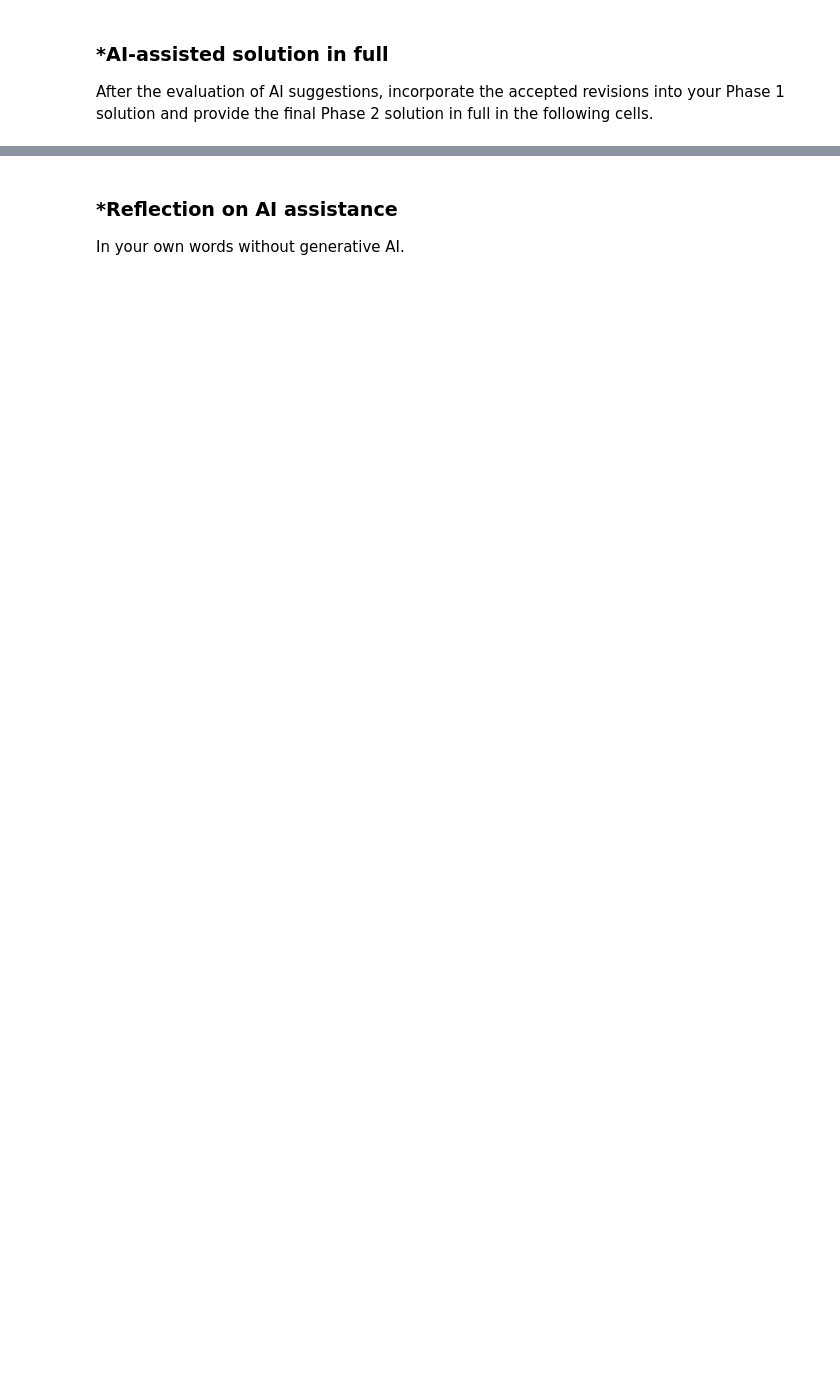
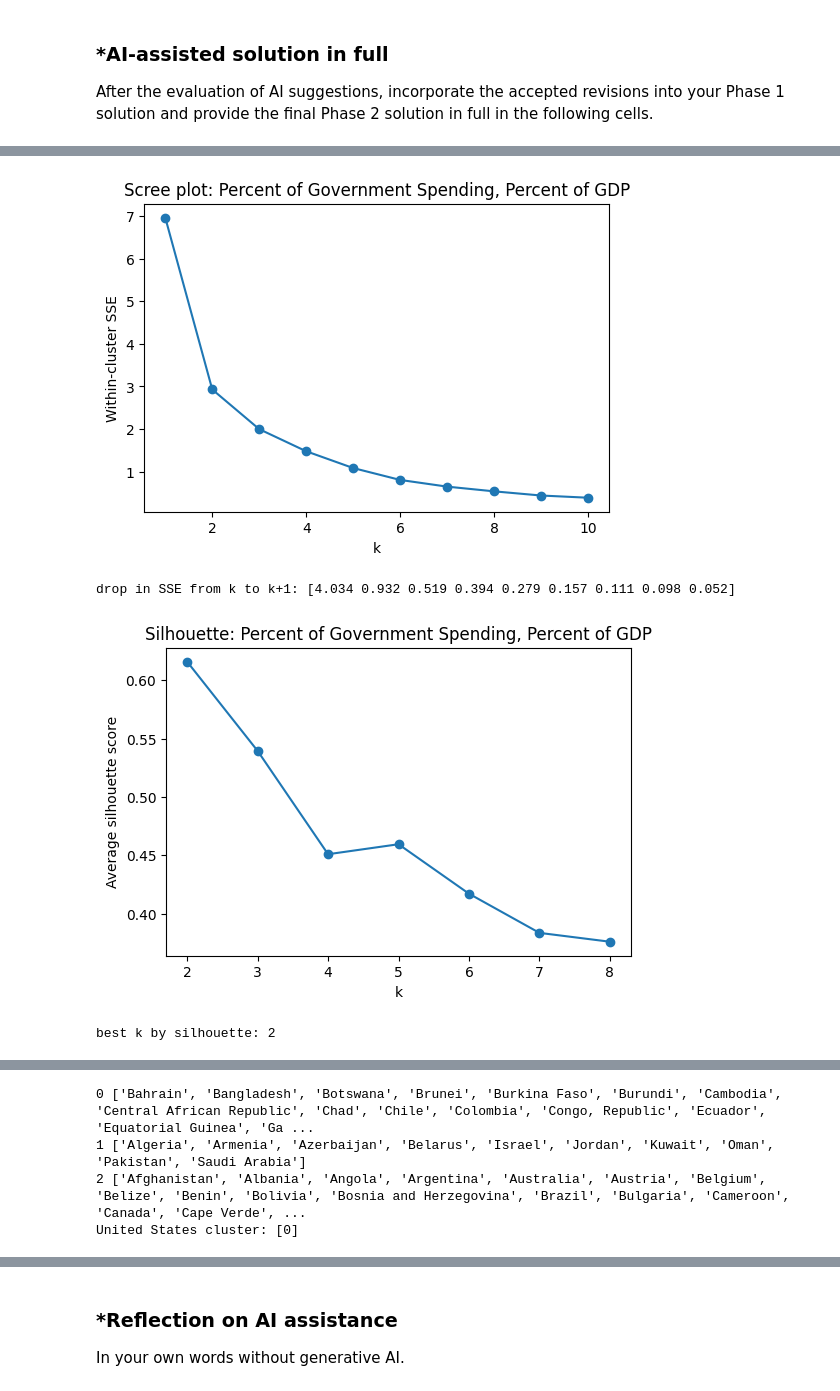
Before and after one commit to angelpavu/A04-clustering, a Jupyter notebook: notebook_(5).ipynb, the cells around one changed output, grey strips where cells are left out. Cells and saved outputs as stored; diff of their text form; code cells hidden in the pictures; blank space fills up the shorter version.

```diff
--- a/notebook_(5).ipynb
+++ b/notebook_(5).ipynb
@@ -388,0 +634,12 @@ After the evaluation of AI suggestions, incorporate the accepted revisions into
+# %%
+# Rubric 3b, 3c, 3d
+cols3 = ['Percent of Government Spending', 'Percent of GDP']
+scree(cols3)                  # 3b scree plot
+silhouette(cols3)             # CHANGE 2
+cluster(cols3, 3, 'c3')       # 3d describe table; 3e short answers
+scatter(cols3, 'c3')          # 3c scatter plot
+# %% [output]
+[figure, added]
+drop in SSE from k to k+1: [4.034 0.932 0.519 0.394 0.279 0.157 0.111 0.098 0.052]
+[figure, added]
+best k by silhouette: 2
@@ -388,0 +663,4 @@ After the evaluation of AI suggestions, incorporate the accepted revisions into
+0 ['Bahrain', 'Bangladesh', 'Botswana', 'Brunei', 'Burkina Faso', 'Burundi', 'Cambodia', 'Central African Republic', 'Chad', 'Chile', 'Colombia', 'Congo, Republic', 'Ecuador', 'Equatorial Guinea', 'Ga ...
+1 ['Algeria', 'Armenia', 'Azerbaijan', 'Belarus', 'Israel', 'Jordan', 'Kuwait', 'Oman', 'Pakistan', 'Saudi Arabia']
+2 ['Afghanistan', 'Albania', 'Angola', 'Argentina', 'Australia', 'Austria', 'Belgium', 'Belize', 'Benin', 'Bolivia', 'Bosnia and Herzegovina', 'Brazil', 'Bulgaria', 'Cameroon', 'Canada', 'Cape Verde', ...
+United States cluster: [0]
```
Also changed, not shown: parts of 25 cells of this notebook.
